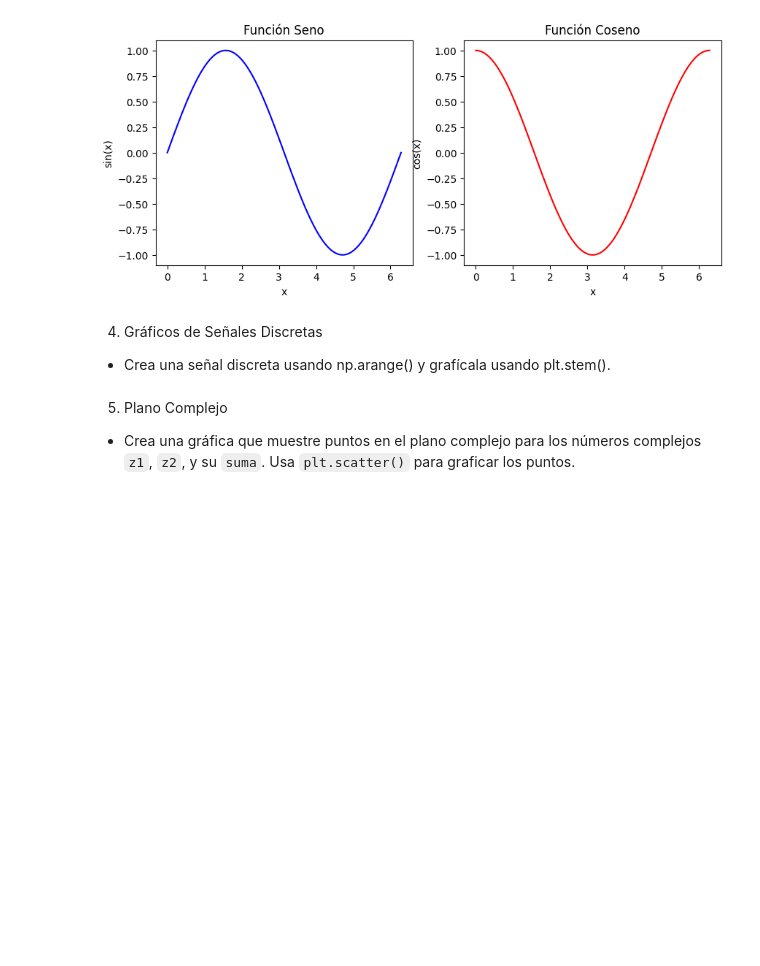
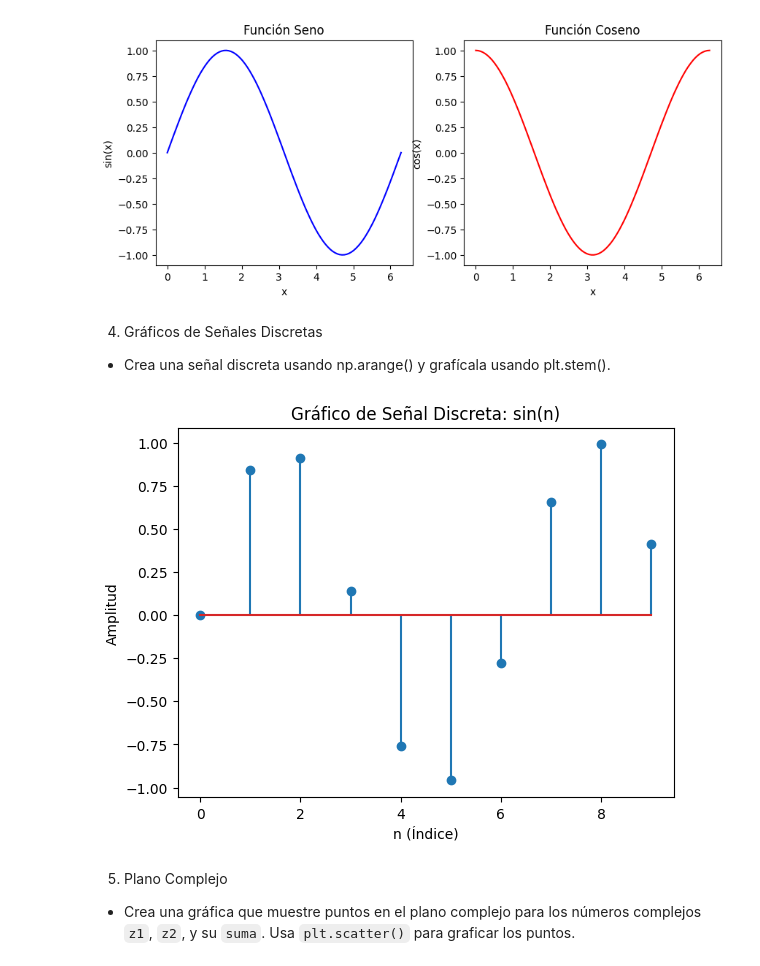
Before and after one commit to lucastulac/UTN-FRM, a Jupyter notebook: TP0.ipynb, the cells around one changed output. Saved outputs shown, nothing was run; the diff lists cells and outputs as text; code cells hidden in the pictures; blank space fills up the shorter version.

```diff
--- a/TP0.ipynb
+++ b/TP0.ipynb
@@ -291,6 +291,26 @@ plt.show()
 4. Gráficos de Señales Discretas
 
 - Crea una señal discreta usando np.arange() y grafícala usando plt.stem().
+# %%
+import numpy as np
+import matplotlib.pyplot as plt
+
+# Crear una señal discreta en el dominio de n (0 a 10)
+n = np.arange(0, 10, 1)  # n toma valores de 0 a 9
+y = np.sin(n)  # Aplicamos una función (por ejemplo, seno)
+
+# Graficar la señal discreta
+plt.stem(n, y)
+
+# Etiquetas y título
+plt.xlabel('n (Índice)')
+plt.ylabel('Amplitud')
+plt.title('Gráfico de Señal Discreta: sin(n)')
+
+# Mostrar gráfico
+plt.show()
+# %% [output]
+[figure, added]
 # %% [markdown]
 5. Plano Complejo
 
```
Also changed, not shown: parts of 4 cells of this notebook.
